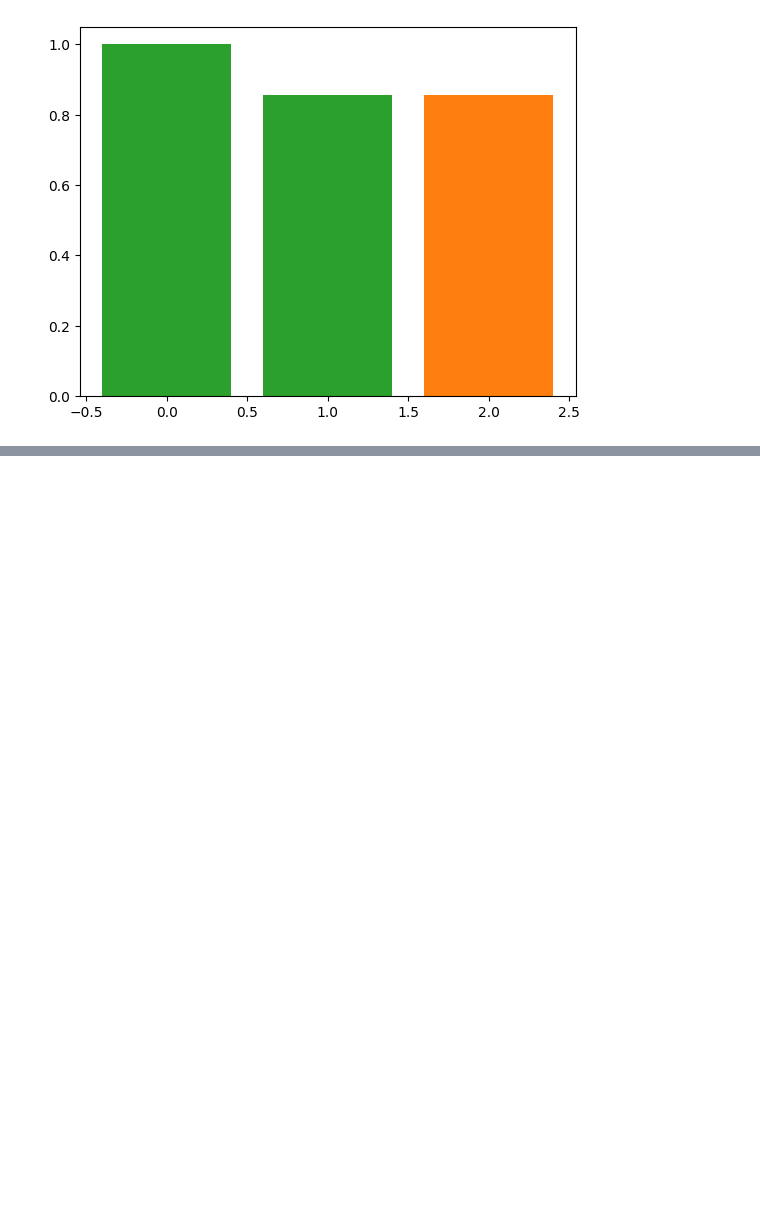
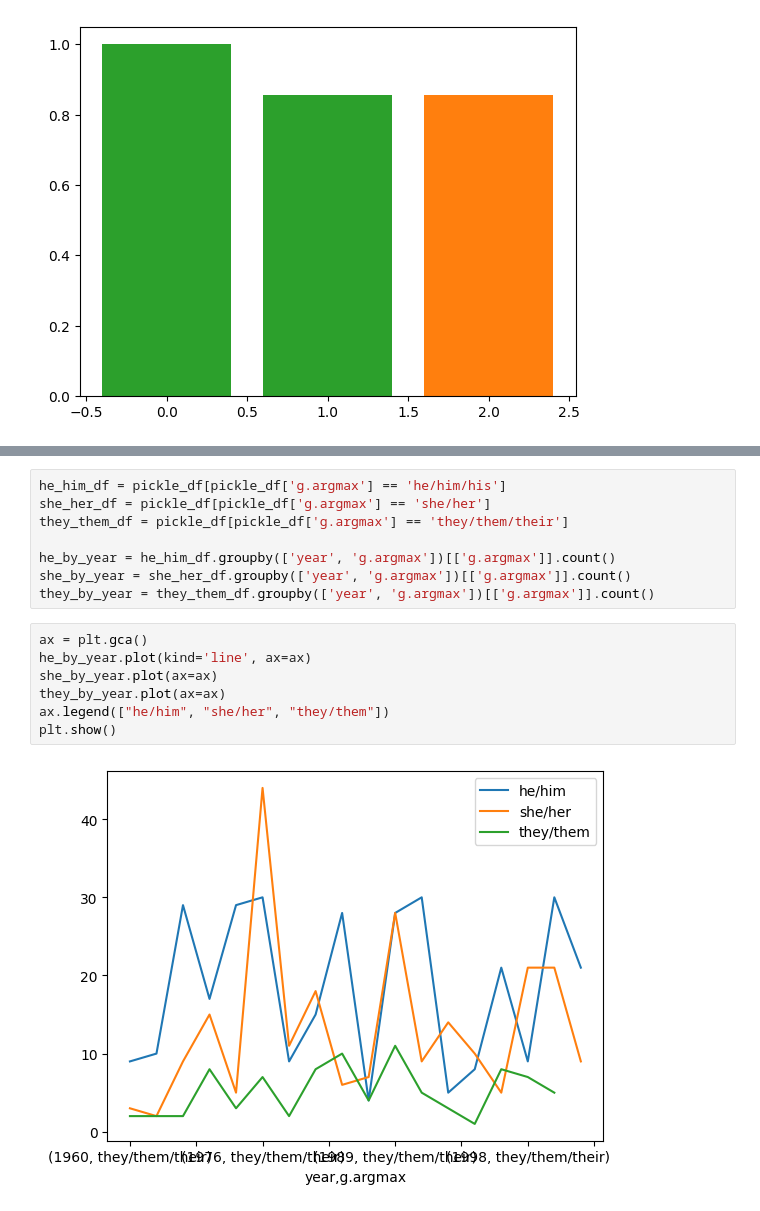
Before and after one commit to danieljohnevans/2022Fall_projects, a Jupyter notebook: book_analysis.ipynb, the cells around one changed output, grey strips where cells are left out. Saved outputs shown, nothing was run; the diff lists cells and outputs as text; blank space fills up the shorter version.

Commit message:
adding chart for character gender across time

```diff
--- a/book_analysis.ipynb
+++ b/book_analysis.ipynb
@@ -243,3 +243,20 @@ pickle_df.sort_values(by=['g.inference.xe/xem/xyr/xir'], ascending=False).head(4
 | 449 | Children of God : a novel / Mary ... | 1998 | eng | Russell, Mary Doria 1950- | sequel to The Sparrow | 526 | 0.688 | 0.059 | ... |
 | 555 | Memoirs of a spacewoman / Naomi M... | 1985 | eng | Mitchison, Naomi 1897-1999 | gender-fluid aliens | 109 | 0.005 | 0.632 | ... |
 | 505 | Temporary agency / Rachel Pollack. | 1994 | eng | Pollack, Rachel | "Lesbian witchpunk sci-fi" (might... | 144 | 0.360 | 0.050 | ... |
+# %%
+he_him_df = pickle_df[pickle_df['g.argmax'] == 'he/him/his']
+she_her_df = pickle_df[pickle_df['g.argmax'] == 'she/her']
+they_them_df = pickle_df[pickle_df['g.argmax'] == 'they/them/their']
+
+he_by_year = he_him_df.groupby(['year', 'g.argmax'])[['g.argmax']].count()
+she_by_year = she_her_df.groupby(['year', 'g.argmax'])[['g.argmax']].count()
+they_by_year = they_them_df.groupby(['year', 'g.argmax'])[['g.argmax']].count()
+# %%
+ax = plt.gca()
+he_by_year.plot(kind='line', ax=ax)
+she_by_year.plot(ax=ax)
+they_by_year.plot(ax=ax)
+ax.legend(["he/him", "she/her", "they/them"])
+plt.show()
+# %% [output]
+[figure, added]
```
